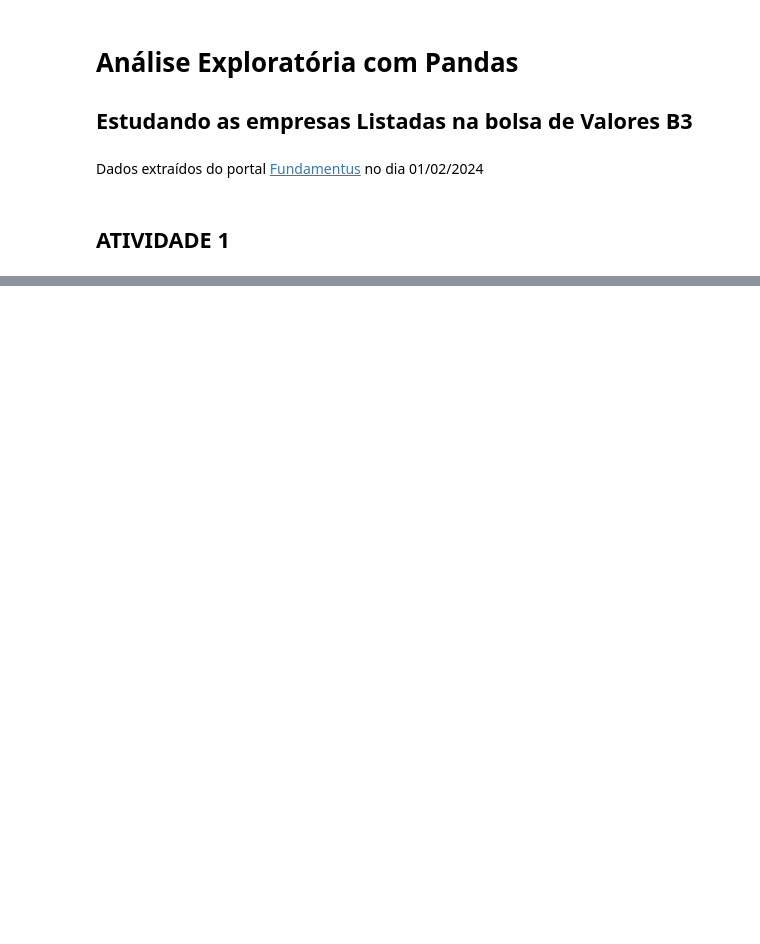
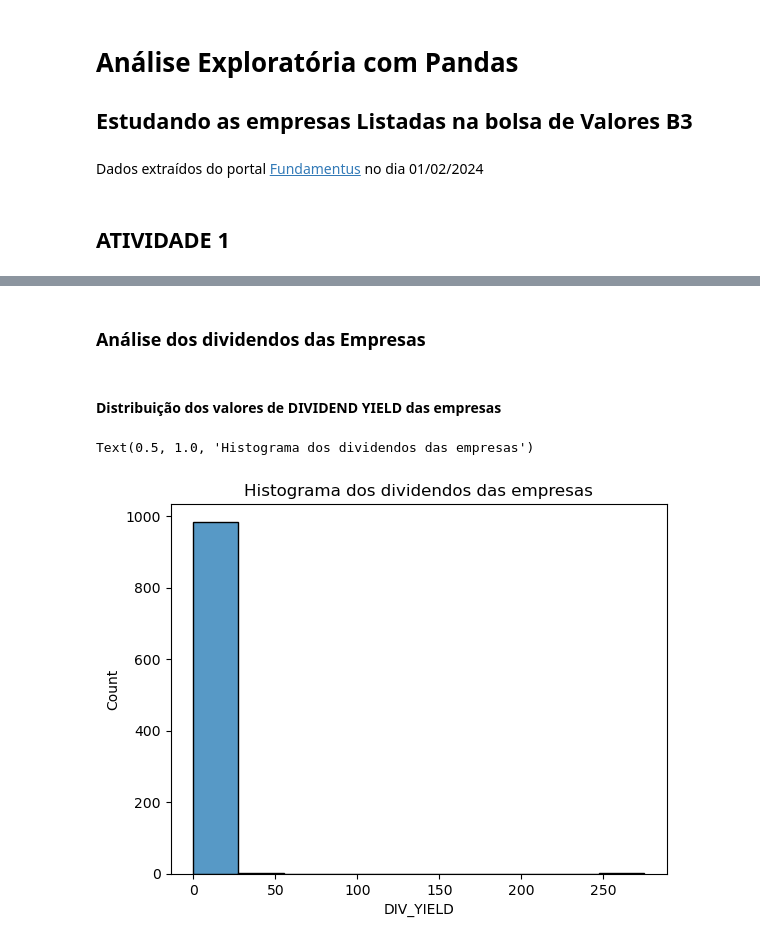
Before and after one commit to MaercioMamedes/Analise_Bolsa_com_Python, a Jupyter notebook: analise_b3.ipynb, the cells around one changed output, grey strips where cells are left out. Cells and saved outputs as stored; diff of their text form; code cells hidden in the pictures; blank space fills up the shorter version.

```diff
--- a/analise_b3.ipynb
+++ b/analise_b3.ipynb
@@ -154,0 +387,12 @@ dividend_top['DIV_YIELD'].describe()
+# %% [markdown]
+### Análise dos dividendos das Empresas
+# %% [markdown]
+#### Distribuição dos valores de DIVIDEND YIELD das empresas
+# %%
+# Histograma com todos os dados da coluna DIV_YIELD
+
+sns.histplot(data['DIV_YIELD'], bins=10)
+plt.title('Histograma dos dividendos das empresas')
+# %% [output]
+Text(0.5, 1.0, 'Histograma dos dividendos das empresas')
+[figure, added]
```
Also changed, not shown: parts of 71 cells of this notebook, 1 other file.
